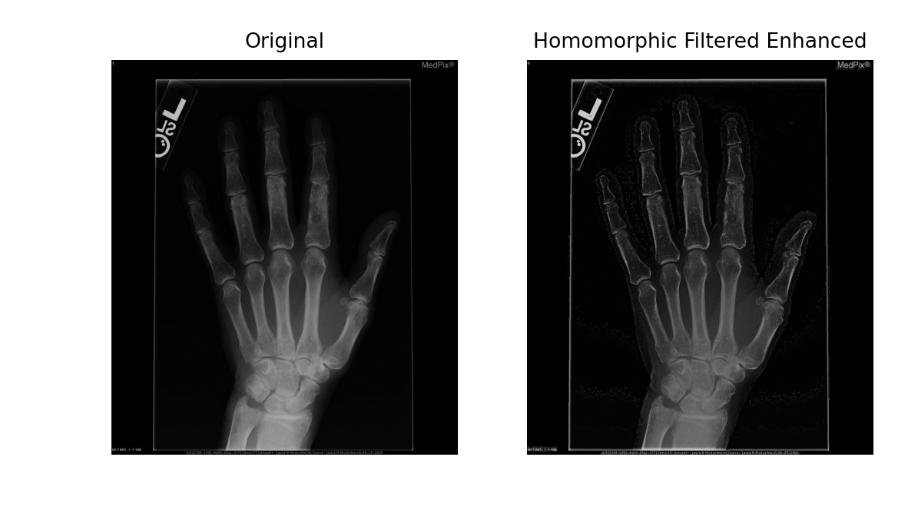
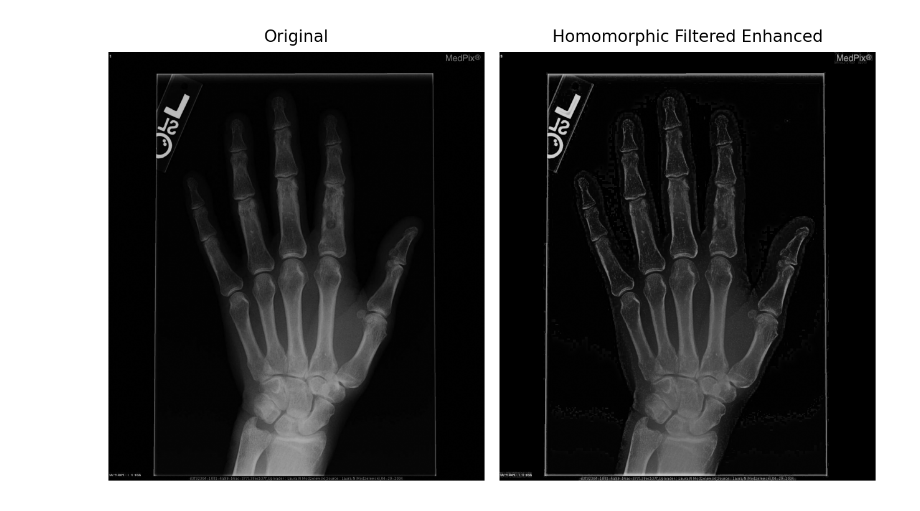
Before and after one commit to vicente-gonzalez-ruiz/medical_imaging, a Jupyter notebook: notebooks/homomorphic_filtering.ipynb, the cells around one changed output. Saved outputs shown, nothing was run; the diff lists cells and outputs as text; code cells hidden in the pictures.

```diff
--- a/notebooks/homomorphic_filtering.ipynb
+++ b/notebooks/homomorphic_filtering.ipynb
@@ -54,31 +54,32 @@ for u in range(rows):
     for v in range(cols):
         D = np.sqrt((u - crow)**2 + (v - ccol)**2)
         H[u, v] = 1 - np.exp(-(D**2) / (2 * (D0**2)))  # high-pass
 
 # 5. Apply filter
 filtered_fft = fft_shift * H
 
 # 6. Inverse FFT
 ifft_shift = np.fft.ifftshift(filtered_fft)
 img_filtered = np.fft.ifft2(ifft_shift)
 img_filtered = np.real(img_filtered)
 
 # 7. Exponentiate to restore
 img_homomorphic = np.expm1(img_filtered)
 img_homomorphic = np.clip(img_homomorphic, 0, 1)
 
 # 8. Show results
 plt.figure(dpi=200)
 plt.subplot(1,2,1)
 plt.title("Original")
 plt.imshow(img, cmap='gray')
 plt.axis('off')
 
 plt.subplot(1,2,2)
 plt.title("Homomorphic Filtered Enhanced")
 plt.imshow(img+100*img_homomorphic, cmap='gray')
 plt.axis('off')
+plt.tight_layout()
 plt.savefig("homomorphic_filtering.png")
 plt.show()
 # %% [output]
-[figure, old version]
+[figure, new version]
```
Also changed, not shown: 27 other files.
